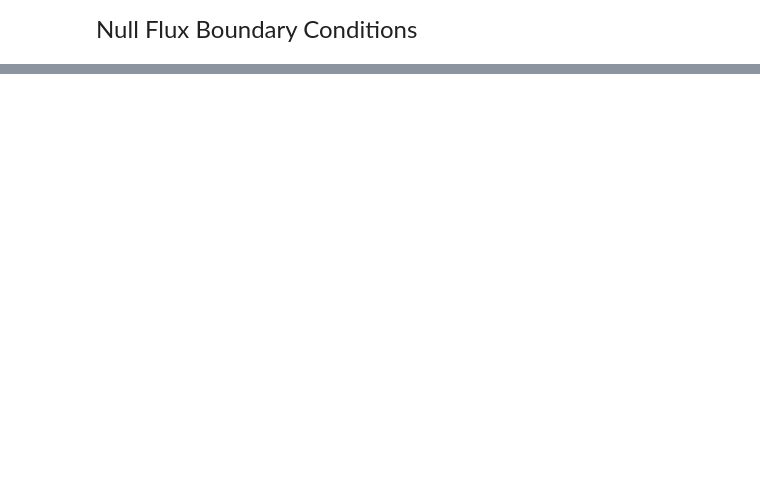
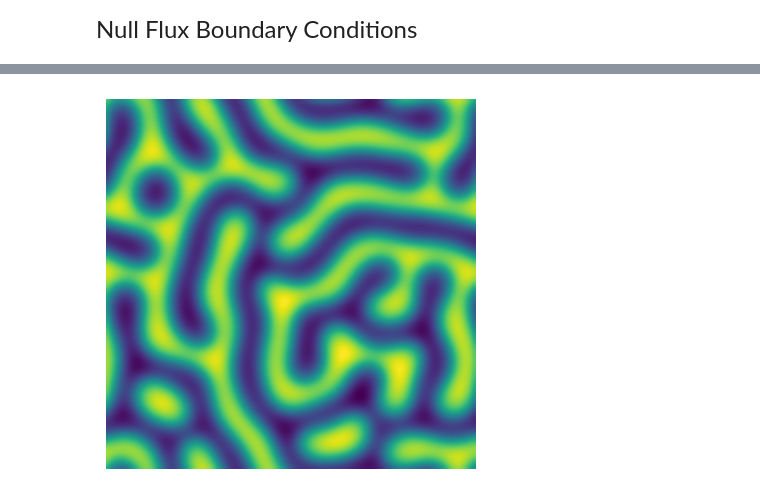
Before and after one commit to Miguel-neuron/Turing-Patterns-2D, a Jupyter notebook: Turing_Patterns_FitzHugh-Nagumo_1_2D.ipynb, the cells around one changed output, grey strips where cells are left out. Cells and saved outputs as stored; diff of their text form; code cells hidden in the pictures; blank space fills up the shorter version.

```diff
--- a/Turing_Patterns_FitzHugh-Nagumo_1_2D.ipynb
+++ b/Turing_Patterns_FitzHugh-Nagumo_1_2D.ipynb
@@ -86,0 +169,4 @@ generate_map(result,L,size_partition)
+# %%
+generate_map(result,L,size_partition)
+# %% [output]
+[figure, added]
```
Also changed, not shown: parts of 6 cells of this notebook, 2 other files.
